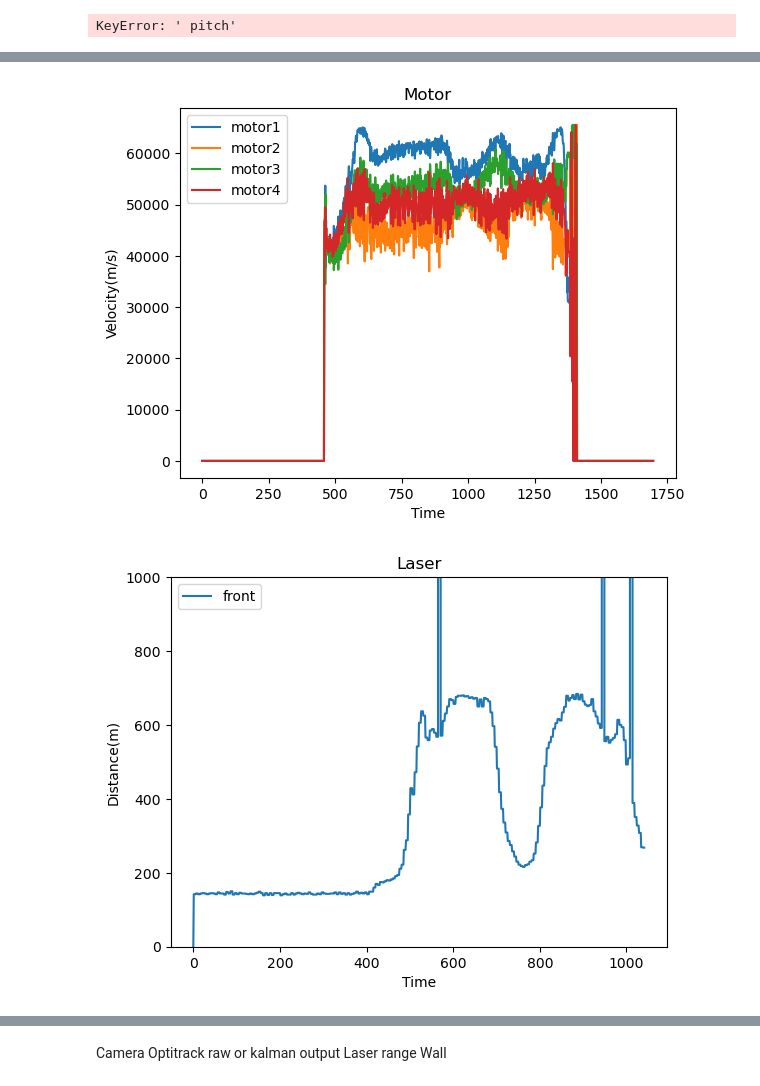
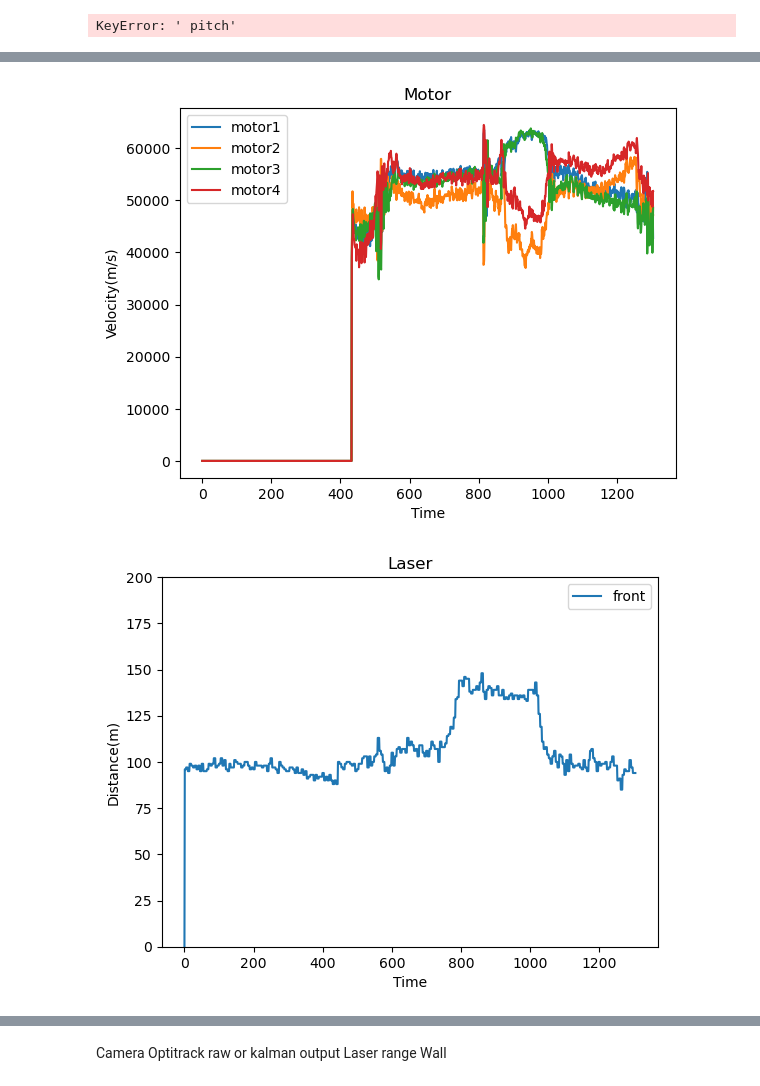
Before and after one commit to TacYee/autonomous-fly, a Jupyter notebook: Optitrack/plotter.ipynb, the cells around one changed output, grey strips where cells are left out. Saved outputs shown, nothing was run; the diff lists cells and outputs as text; code cells hidden in the pictures.

```diff
--- a/Optitrack/plotter.ipynb
+++ b/Optitrack/plotter.ipynb
@@ -3,7 +3,7 @@ import pandas as pd
 import matplotlib.pyplot as plt
 
 # 读取CSV文件
-csv_file = 'data/20240122/30d5cms3cm.csv'
+csv_file = 'data/20240122/45d2cms3cm.csv'
 df = pd.read_csv(csv_file)
 
 # 将第一列设置为时间索引
@@ -69,19 +69,19 @@ plt.ylabel('Velocity(m/s)')
 plt.title('Motor')
 plt.show()
 # %% [output]
-[figure, old version]
+[figure, new version]
 # %%
 
 # 绘制图表
 plt.plot(df[' laserFront'],label='front')
 plt.legend()
 plt.xlabel('Time')
 plt.ylabel('Distance(m)')
-plt.ylim(0, 1000)
+plt.ylim(0, 200)
 plt.title('Laser')
 plt.show()
 # %% [output]
-[figure, old version]
+[figure, new version]
 # %%
 
 plt.plot(df[' whisker1'],label='whisker1')
```
Also changed, not shown: parts of 5 cells of this notebook, 1 other file.
